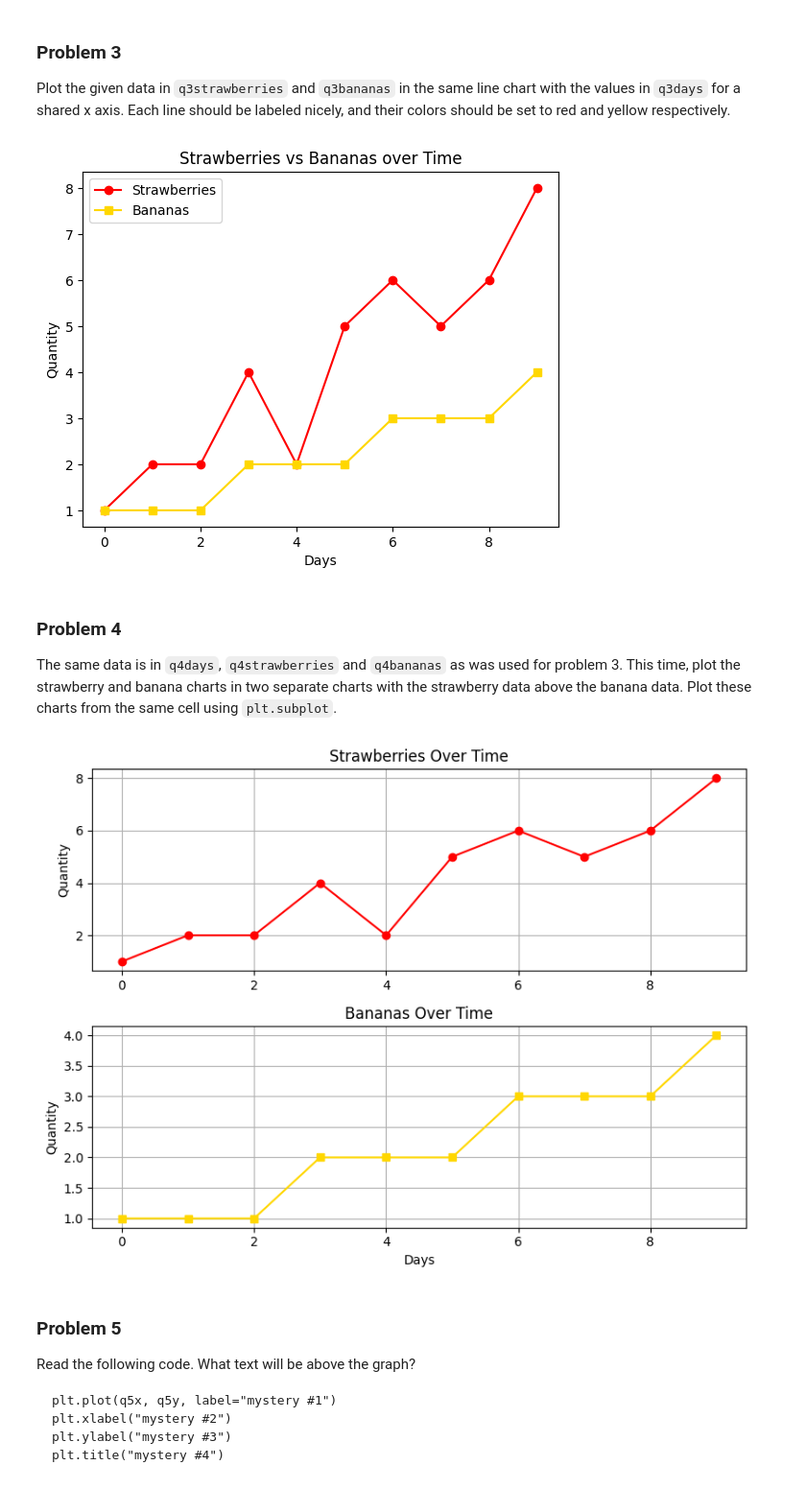
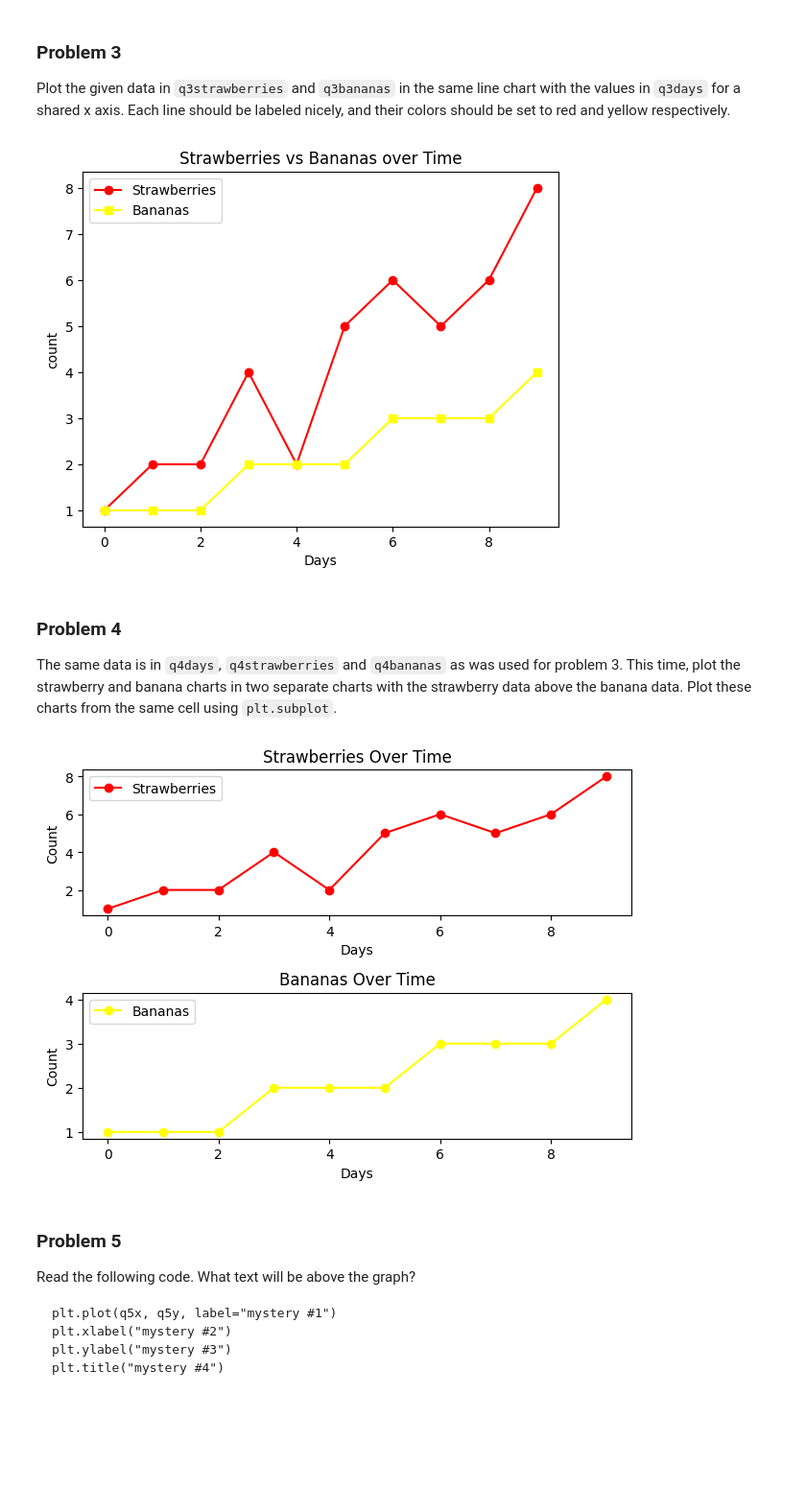
Before and after one commit to farinaz-hatami/dx602-homework-05, a Jupyter notebook: homework.ipynb, the cells around one changed output. Shown: that part at 96% size. Saved outputs shown, nothing was run; the diff lists cells and outputs as text; code cells hidden in the pictures; blank space fills up the shorter version.

```diff
--- a/homework.ipynb
+++ b/homework.ipynb
@@ -117,16 +120,16 @@ q3bananas = [1, 1, 1, 2, 2, 2, 3, 3, 3, 4]
 # YOUR CHANGES HERE
 
 plt.plot(q3days, q3strawberries, color="red", label="Strawberries", marker="o")
-plt.plot(q3days, q3bananas, color="gold", label="Bananas", marker="s")
+plt.plot(q3days, q3bananas, color="yellow", label="Bananas", marker="s")
 
 
 plt.xlabel("Days")
-plt.ylabel("Quantity")
+plt.ylabel("count")
 plt.title("Strawberries vs Bananas over Time")
 plt.legend()
 plt.show()
 # %% [output]
-[figure, old version]
+[figure, new version]
 # %% [markdown]
 ### Problem 4
 
@@ -142,27 +145,27 @@ q4bananas = [1, 1, 1, 2, 2, 2, 3, 3, 3, 4]
 # %%
 # YOUR CHANGES HERE
 
-plt.figure(figsize=(8, 6))
+# top one is Strawberries
+plt.subplot(2, 1, 1)
+plt.plot(q4days, q4strawberries, color='red', marker='o', label='Strawberries')
+plt.title('Strawberries Over Time')
+plt.xlabel('Days')
+plt.ylabel('Count')
+plt.legend()
 
-# Top plot - Strawberries
-plt.subplot(2, 1, 1)   # (rows, columns, position)
-plt.plot(q4days, q4strawberries, color="red", marker="o")
-plt.title("Strawberries Over Time")
-plt.ylabel("Quantity")
-plt.grid(True)
+# Bottom subplot is Bananas
+plt.subplot(2, 1, 2)
+plt.plot(q4days, q4bananas, color='yellow', marker='o', label='Bananas')
+plt.title('Bananas Over Time')
+plt.xlabel('Days')
+plt.ylabel('Count')
+plt.legend()
 
-# Bottom plot - Bananas
-plt.subplot(2, 1, 2)
-plt.plot(q4days, q4bananas, color="gold", marker="s")
-plt.title("Bananas Over Time")
-plt.xlabel("Days")
-plt.ylabel("Quantity")
-plt.grid(True)
-
-plt.tight_layout()  # Adjust layout to avoid overlap
+# Adjust spacing to prevent overlap
+plt.tight_layout()
 plt.show()
 # %% [output]
-[figure, old version]
+[figure, new version]
 # %% [markdown]
 ### Problem 5
 
```
Also changed, not shown: parts of 17 cells of this notebook.
